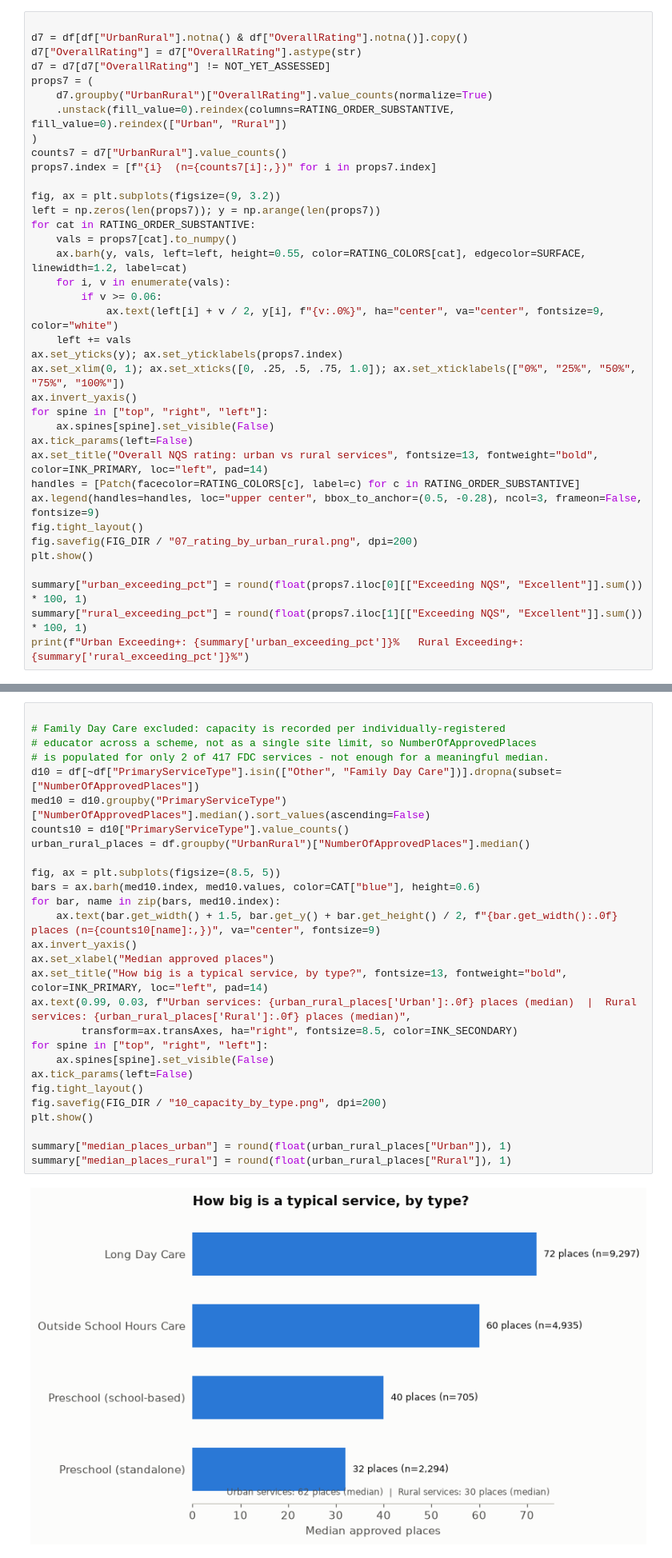
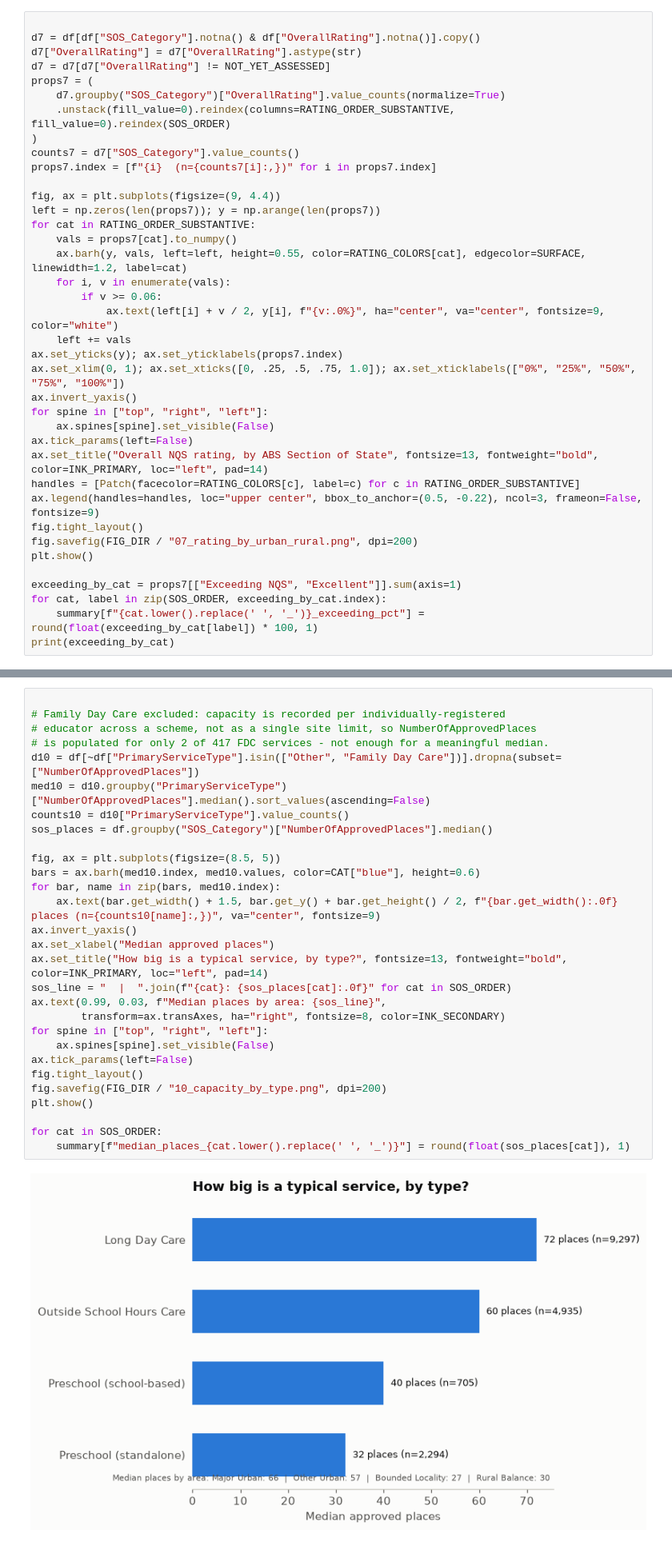
Before and after one commit to martvanhoorn2003-svg/Mart, a Jupyter notebook: ACECQA_Service_Quality_Analysis.ipynb, the cells around one changed output, grey strips where cells are left out. Shown at 80% size. Cells and saved outputs as stored; diff of their text form.

```diff
--- a/ACECQA_Service_Quality_Analysis.ipynb
+++ b/ACECQA_Service_Quality_Analysis.ipynb
@@ -589,16 +598,16 @@ summary["rural_median_train_km"] = round(float(medians6.loc["Rural", "DistanceTo
 # %%
 
-d7 = df[df["UrbanRural"].notna() & df["OverallRating"].notna()].copy()
+d7 = df[df["SOS_Category"].notna() & df["OverallRating"].notna()].copy()
 d7["OverallRating"] = d7["OverallRating"].astype(str)
 d7 = d7[d7["OverallRating"] != NOT_YET_ASSESSED]
 props7 = (
-    d7.groupby("UrbanRural")["OverallRating"].value_counts(normalize=True)
-    .unstack(fill_value=0).reindex(columns=RATING_ORDER_SUBSTANTIVE, fill_value=0).reindex(["Urban", "Rural"])
+    d7.groupby("SOS_Category")["OverallRating"].value_counts(normalize=True)
+    .unstack(fill_value=0).reindex(columns=RATING_ORDER_SUBSTANTIVE, fill_value=0).reindex(SOS_ORDER)
 )
-counts7 = d7["UrbanRural"].value_counts()
+counts7 = d7["SOS_Category"].value_counts()
 props7.index = [f"{i}  (n={counts7[i]:,})" for i in props7.index]
 
-fig, ax = plt.subplots(figsize=(9, 3.2))
+fig, ax = plt.subplots(figsize=(9, 4.4))
 left = np.zeros(len(props7)); y = np.arange(len(props7))
 for cat in RATING_ORDER_SUBSTANTIVE:
     vals = props7[cat].to_numpy()
@@ -613,14 +622,15 @@ ax.invert_yaxis()
 for spine in ["top", "right", "left"]:
     ax.spines[spine].set_visible(False)
 ax.tick_params(left=False)
-ax.set_title("Overall NQS rating: urban vs rural services", fontsize=13, fontweight="bold", color=INK_PRIMARY, loc="left", pad=14)
+ax.set_title("Overall NQS rating, by ABS Section of State", fontsize=13, fontweight="bold", color=INK_PRIMARY, loc="left", pad=14)
 handles = [Patch(facecolor=RATING_COLORS[c], label=c) for c in RATING_ORDER_SUBSTANTIVE]
-ax.legend(handles=handles, loc="upper center", bbox_to_anchor=(0.5, -0.28), ncol=3, frameon=False, fontsize=9)
+ax.legend(handles=handles, loc="upper center", bbox_to_anchor=(0.5, -0.22), ncol=3, frameon=False, fontsize=9)
 fig.tight_layout()
 fig.savefig(FIG_DIR / "07_rating_by_urban_rural.png", dpi=200)
 plt.show()
 
-summary["urban_exceeding_pct"] = round(float(props7.iloc[0][["Exceeding NQS", "Excellent"]].sum()) * 100, 1)
-summary["rural_exceeding_pct"] = round(float(props7.iloc[1][["Exceeding NQS", "Excellent"]].sum()) * 100, 1)
-print(f"Urban Exceeding+: {summary['urban_exceeding_pct']}%   Rural Exceeding+: {summary['rural_exceeding_pct']}%")
+exceeding_by_cat = props7[["Exceeding NQS", "Excellent"]].sum(axis=1)
+for cat, label in zip(SOS_ORDER, exceeding_by_cat.index):
+    summary[f"{cat.lower().replace(' ', '_')}_exceeding_pct"] = round(float(exceeding_by_cat[label]) * 100, 1)
+print(exceeding_by_cat)
 # %% [output]
@@ -758,33 +772,34 @@ Name: WeeklyHours, dtype: float64
 # %%
 
 # Family Day Care excluded: capacity is recorded per individually-registered
 # educator across a scheme, not as a single site limit, so NumberOfApprovedPlaces
 # is populated for only 2 of 417 FDC services - not enough for a meaningful median.
 d10 = df[~df["PrimaryServiceType"].isin(["Other", "Family Day Care"])].dropna(subset=["NumberOfApprovedPlaces"])
 med10 = d10.groupby("PrimaryServiceType")["NumberOfApprovedPlaces"].median().sort_values(ascending=False)
 counts10 = d10["PrimaryServiceType"].value_counts()
-urban_rural_places = df.groupby("UrbanRural")["NumberOfApprovedPlaces"].median()
+sos_places = df.groupby("SOS_Category")["NumberOfApprovedPlaces"].median()
 
 fig, ax = plt.subplots(figsize=(8.5, 5))
 bars = ax.barh(med10.index, med10.values, color=CAT["blue"], height=0.6)
 for bar, name in zip(bars, med10.index):
     ax.text(bar.get_width() + 1.5, bar.get_y() + bar.get_height() / 2, f"{bar.get_width():.0f} places (n={counts10[name]:,})", va="center", fontsize=9)
 ax.invert_yaxis()
 ax.set_xlabel("Median approved places")
 ax.set_title("How big is a typical service, by type?", fontsize=13, fontweight="bold", color=INK_PRIMARY, loc="left", pad=14)
-ax.text(0.99, 0.03, f"Urban services: {urban_rural_places['Urban']:.0f} places (median)  |  Rural services: {urban_rural_places['Rural']:.0f} places (median)",
-        transform=ax.transAxes, ha="right", fontsize=8.5, color=INK_SECONDARY)
+sos_line = "  |  ".join(f"{cat}: {sos_places[cat]:.0f}" for cat in SOS_ORDER)
+ax.text(0.99, 0.03, f"Median places by area: {sos_line}",
+        transform=ax.transAxes, ha="right", fontsize=8, color=INK_SECONDARY)
 for spine in ["top", "right", "left"]:
     ax.spines[spine].set_visible(False)
 ax.tick_params(left=False)
 fig.tight_layout()
 fig.savefig(FIG_DIR / "10_capacity_by_type.png", dpi=200)
 plt.show()
 
-summary["median_places_urban"] = round(float(urban_rural_places["Urban"]), 1)
-summary["median_places_rural"] = round(float(urban_rural_places["Rural"]), 1)
+for cat in SOS_ORDER:
+    summary[f"median_places_{cat.lower().replace(' ', '_')}"] = round(float(sos_places[cat]), 1)
 # %% [output]
-[figure, old version]
+[figure, new version]
 # %% [markdown]
 
 ## 16. Chart 11 — Year-round vs term-time-only operation, by service type
```
Also changed, not shown: parts of 7 cells of this notebook, 9 other files.
